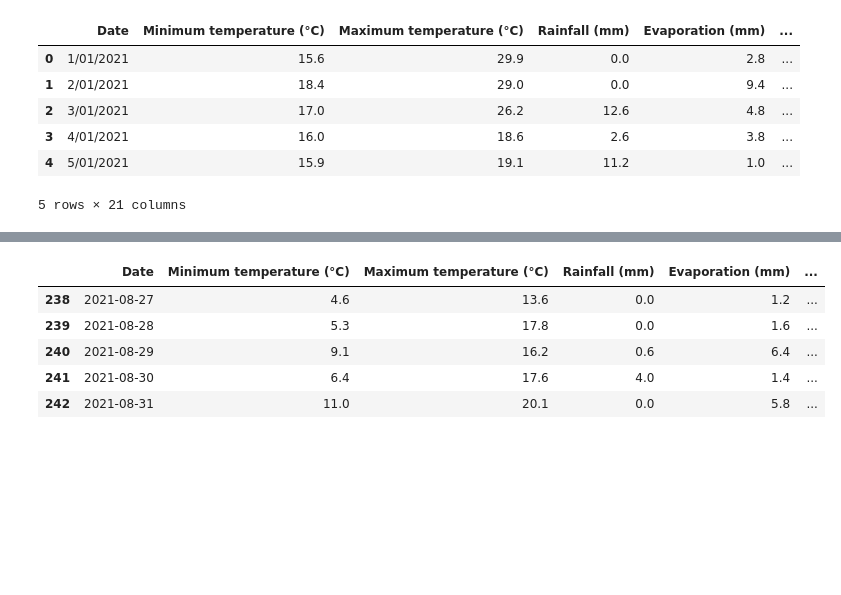
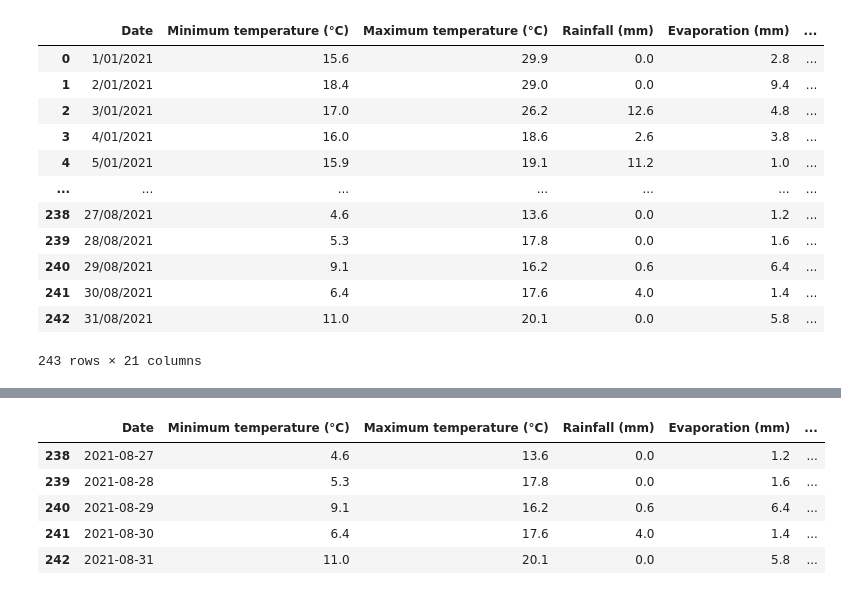
Before and after one commit to YunaWuu/Data_Analytics_Assignment2_Group2, a Jupyter notebook: Assignment 2 - Model 1.ipynb, the cells around one changed output, grey strips where cells are left out. Cells and saved outputs as stored; diff of their text form; code cells hidden in the pictures; blank space fills up the shorter version.

```diff
--- a/Assignment 2 - Model 1.ipynb
+++ b/Assignment 2 - Model 1.ipynb
@@ -6,13 +6,18 @@ import datetime
 from datetime import datetime
 # %%
 weather_data = pd.read_csv('weather_data.csv')
+weather_data
+# %% [output]
+|  | Date | Minimum temperature (°C) | Maximum temperature (°C) | Rainfall (mm) | Evaporation (mm) | ... |
+| 0 | 1/01/2021 | 15.6 | 29.9 | 0.0 | 2.8 | ... |
+| 1 | 2/01/2021 | 18.4 | 29.0 | 0.0 | 9.4 | ... |
+| 2 | 3/01/2021 | 17.0 | 26.2 | 12.6 | 4.8 | ... |
+| 3 | 4/01/2021 | 16.0 | 18.6 | 2.6 | 3.8 | ... |
+| 4 | 5/01/2021 | 15.9 | 19.1 | 11.2 | 1.0 | ... |
+| ... | ... | ... | ... | ... | ... | ... |
+| 238 | 27/08/2021 | 4.6 | 13.6 | 0.0 | 1.2 | ... |
+| 239 | 28/08/2021 | 5.3 | 17.8 | 0.0 | 1.6 | ... |
+| 240 | 29/08/2021 | 9.1 | 16.2 | 0.6 | 6.4 | ... |
+| 241 | 30/08/2021 | 6.4 | 17.6 | 4.0 | 1.4 | ... |
+| 242 | 31/08/2021 | 11.0 | 20.1 | 0.0 | 5.8 | ... |
+243 rows × 21 columns
-# %%
-weather_data.head()
-# %% [output]
-|  | Date | Minimum temperature (°C) | Maximum temperature (°C) | Rainfall (mm) | Evaporation (mm) | ... |
-| 0 | 1/01/2021 | 15.6 | 29.9 | 0.0 | 2.8 | ... |
-| 1 | 2/01/2021 | 18.4 | 29.0 | 0.0 | 9.4 | ... |
-| 2 | 3/01/2021 | 17.0 | 26.2 | 12.6 | 4.8 | ... |
-| 3 | 4/01/2021 | 16.0 | 18.6 | 2.6 | 3.8 | ... |
-| 4 | 5/01/2021 | 15.9 | 19.1 | 11.2 | 1.0 | ... |
-5 rows × 21 columns
```
Also changed, not shown: parts of 9 cells of this notebook.
